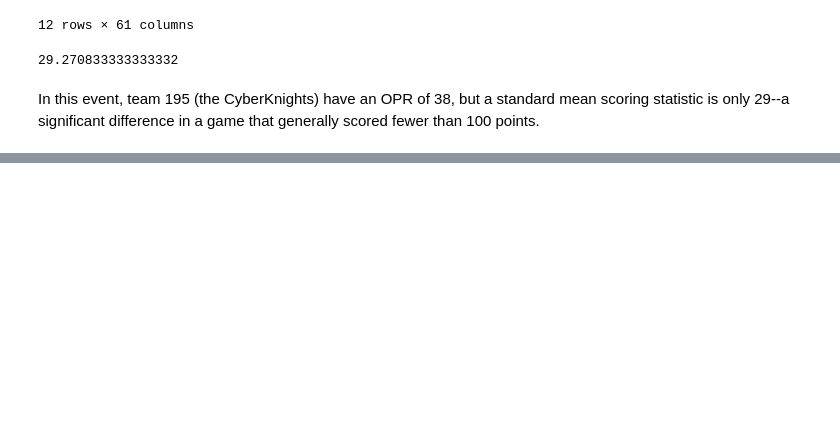
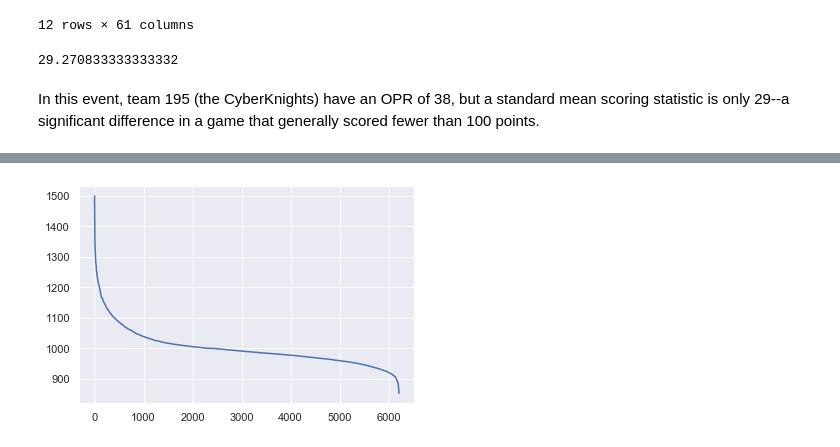
Before and after one commit to Samcfuchs/FRC-Data, a Jupyter notebook: Analytics/compiled/opr_demo.ipynb, the cells around one changed output, grey strips where cells are left out. Drawn from its saved outputs; the diff is of its cells as text; code cells hidden in the pictures; blank space fills up the shorter version.

```diff
--- a/Analytics/compiled/opr_demo.ipynb
+++ b/Analytics/compiled/opr_demo.ipynb
@@ -114,0 +125,5 @@ event_data_6.loc[event_data_6.Team==team, "totalPoints"].mean() / 3
+# %%
+plt.plot(combo.Rank, combo.Rating)
+plt.show()
+# %% [output]
+[figure, added]
```
Also changed, not shown: parts of 8 cells of this notebook, 1 other file.
